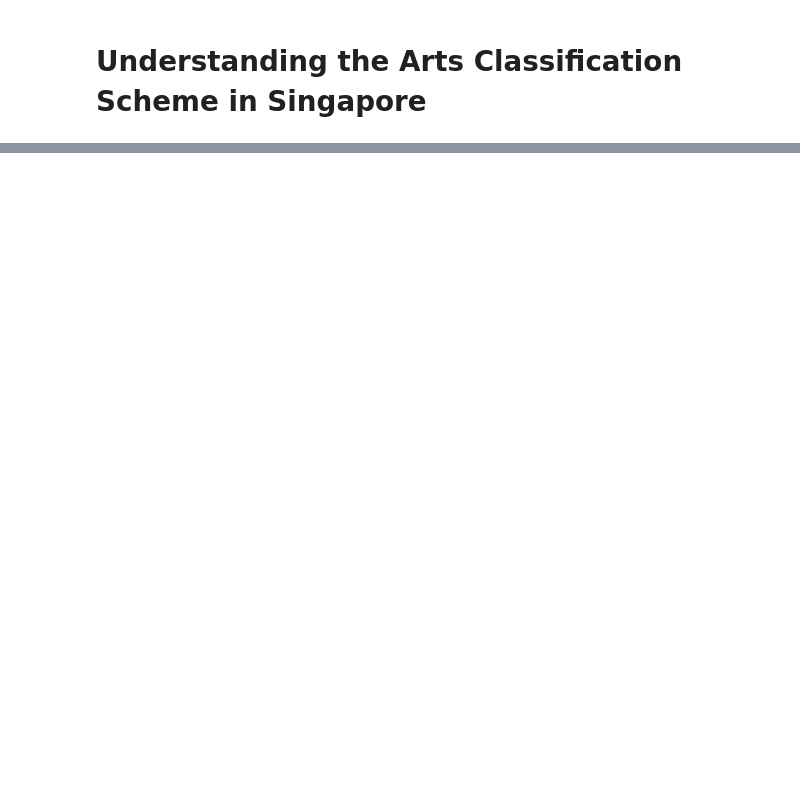
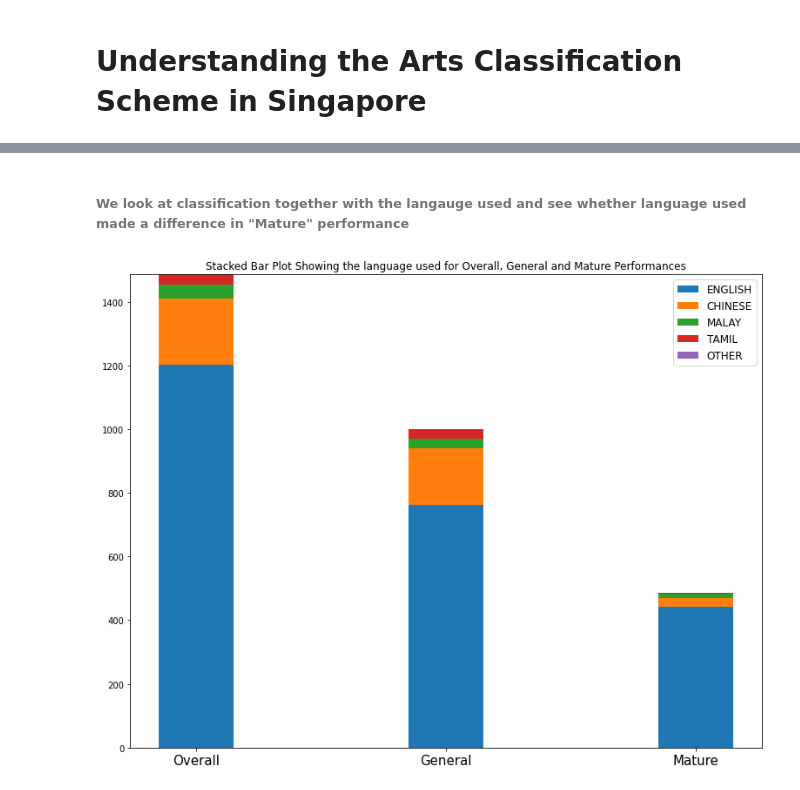
Before and after one commit to watertreader/Udacity_Data_Scientist_Nanodegree, a Jupyter notebook: Project_1/exploratory.ipynb, the cells around one changed output, grey strips where cells are left out. Drawn from its saved outputs; the diff is of its cells as text; code cells hidden in the pictures; blank space fills up the shorter version.

```diff
--- a/Project_1/exploratory.ipynb
+++ b/Project_1/exploratory.ipynb
@@ -337,0 +332,2 @@ plt.show()
+# %% [markdown]
+###### We look at classification together with the langauge used and see whether language used made a difference in "Mature" performance
@@ -337,0 +387,32 @@ plt.show()
+# %%
+## getting the performances numbers that are general in the 5 languages category
+## and the performances number that are considered Mature in the same language category
+official_language = ['ENGLISH', 'CHINESE', 'MALAY', 'TAMIL']
+unofficial_language = official_language.append('OTHER')
+category =['Overall', 'General', 'Mature']
+
+art_df_language = art_df.language.apply(get_langauge_type)
+art_df_rating = art_df.rating_decision.apply(get_rating)
+
+art_df_rating_language = pd.DataFrame({'language':art_df_language, 'rating':art_df_rating})
+
+## make a stacked bar plot
+plt.figure(figsize=(13,10))
+
+## iterative plot
+margin_bottom =[0,0,0]
+for language in official_language:
+    values = get_value(language)
+
+    plt.bar(category, values, bottom = margin_bottom, width = 0.3)
+
+    out_arr = np.add(np.array(margin_bottom), np.array(values))
+    margin_bottom = out_arr.tolist()
+
+plt.xticks(ticks = category, ha="center", fontsize =15)
+plt.title(" ", fontsize =20)
+plt.legend(official_language, fontsize=12)
+plt.title("Stacked Bar Plot Showing the language used for Overall, General and Mature Performances")
+plt.show()
+# %% [output]
+[figure, added]
```
Also changed, not shown: parts of 62 cells of this notebook.
